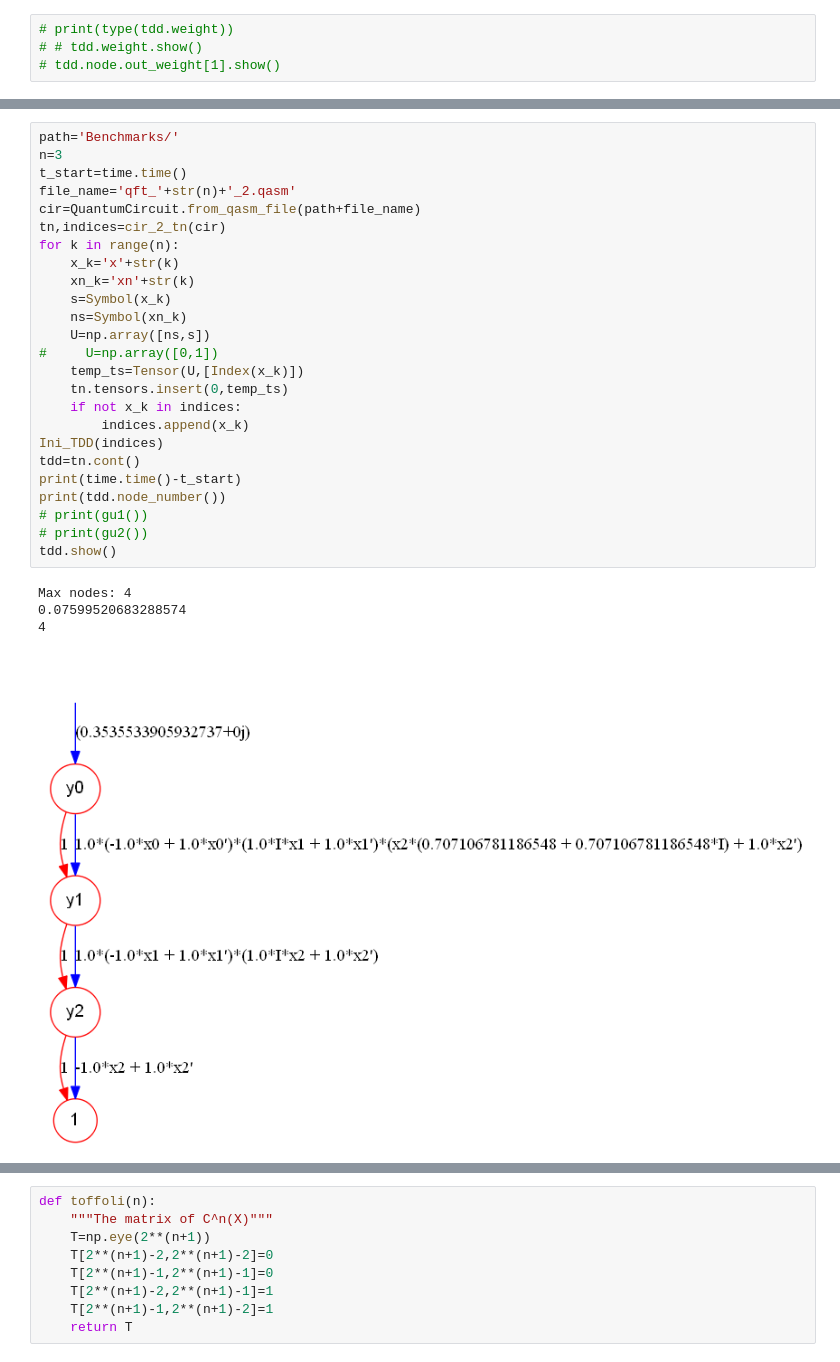
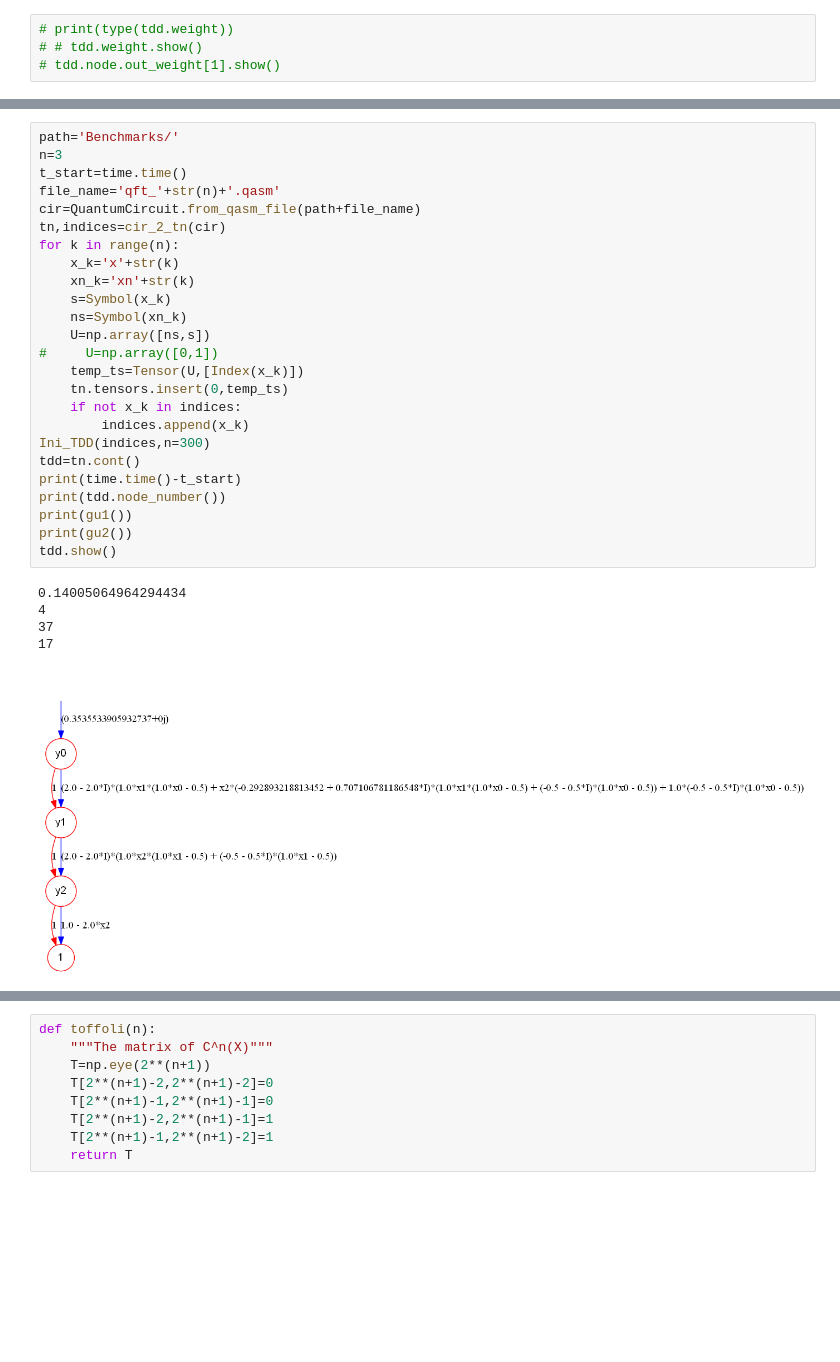
Before and after one commit to Veriqc/Symbol_TDD, a Jupyter notebook: Test_Binary2.ipynb, the cells around one changed output, grey strips where cells are left out. Drawn from its saved outputs; the diff is of its cells as text; blank space fills up the shorter version.

```diff
--- a/Test_Binary2.ipynb
+++ b/Test_Binary2.ipynb
@@ -44,30 +55,31 @@ Max nodes: 2
 # %%
 path='Benchmarks/'
 n=3
 t_start=time.time()
-file_name='qft_'+str(n)+'_2.qasm'
+file_name='qft_'+str(n)+'.qasm'
 cir=QuantumCircuit.from_qasm_file(path+file_name)
 tn,indices=cir_2_tn(cir)
 for k in range(n):
     x_k='x'+str(k)
     xn_k='xn'+str(k)
     s=Symbol(x_k)
     ns=Symbol(xn_k)
     U=np.array([ns,s])
 #     U=np.array([0,1])
     temp_ts=Tensor(U,[Index(x_k)])
     tn.tensors.insert(0,temp_ts)
     if not x_k in indices:
         indices.append(x_k)
-Ini_TDD(indices)
+Ini_TDD(indices,n=300)
 tdd=tn.cont()
 print(time.time()-t_start)
 print(tdd.node_number())
-# print(gu1())
-# print(gu2())
+print(gu1())
+print(gu2())
 tdd.show()
 # %% [output]
-Max nodes: 4
-0.07599520683288574
+0.14005064964294434
 4
+37
+17
-[figure, old version]
+[figure, new version]
```
Also changed, not shown: parts of 19 cells of this notebook.
